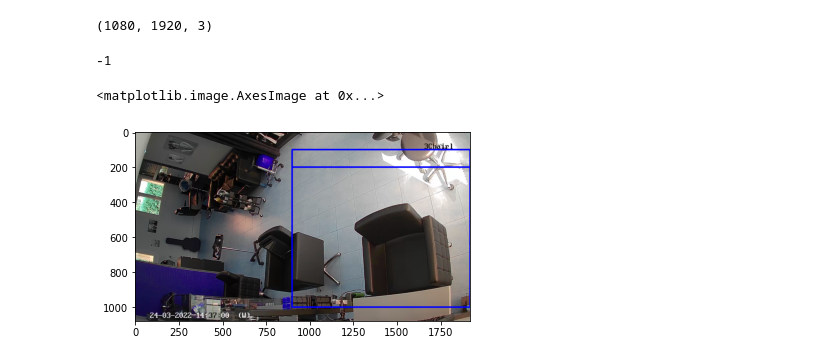
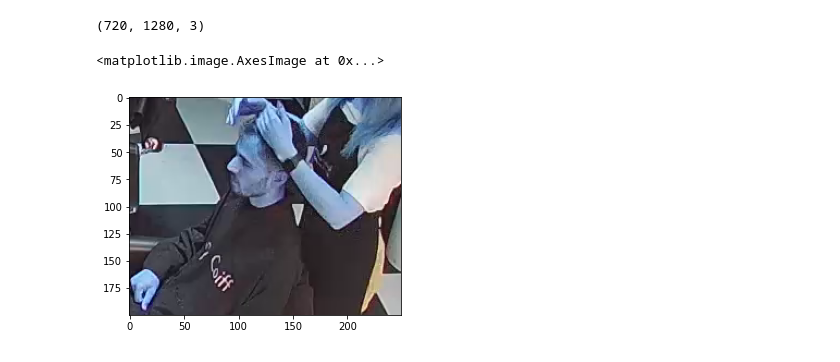
Before and after one commit to g0bel1n/deep-hair, a Jupyter notebook: notebooks/chair_explore.ipynb, the cells around one changed output. Cells and saved outputs as stored; diff of their text form; code cells hidden in the pictures.

```diff
--- a/notebooks/chair_explore.ipynb
+++ b/notebooks/chair_explore.ipynb
@@ -2,21 +2,16 @@
 import cv2 as cv
 import matplotlib.pyplot as plt
 # %%
-cap = cv.VideoCapture('../true_test.mp4')
+cap = cv.VideoCapture('../bon_exemple.mp4')
 _ ,frame = cap.read()
 # %%
 frame.shape
 # %% [output]
-(1080, 1920, 3)
+(720, 1280, 3)
-# %%
-frame = cv.rectangle(frame,(900, 100), (1920,1000), (0,0,255),8 )
 # %%
-cv.imshow('frame', frame[100:1000,900:1920])
-cv.waitKey(1)
+cv.imshow('frame', frame[0:580,:])
-# %% [output]
--1
 # %%
-plt.imshow(frame)
+plt.imshow(frame[200:400,850:1100])
 # %% [output]
 <matplotlib.image.AxesImage at 0x...>
-[figure, old version]
+[figure, new version]
```
Also changed, not shown: parts of 2 cells of this notebook, 8 other files.
